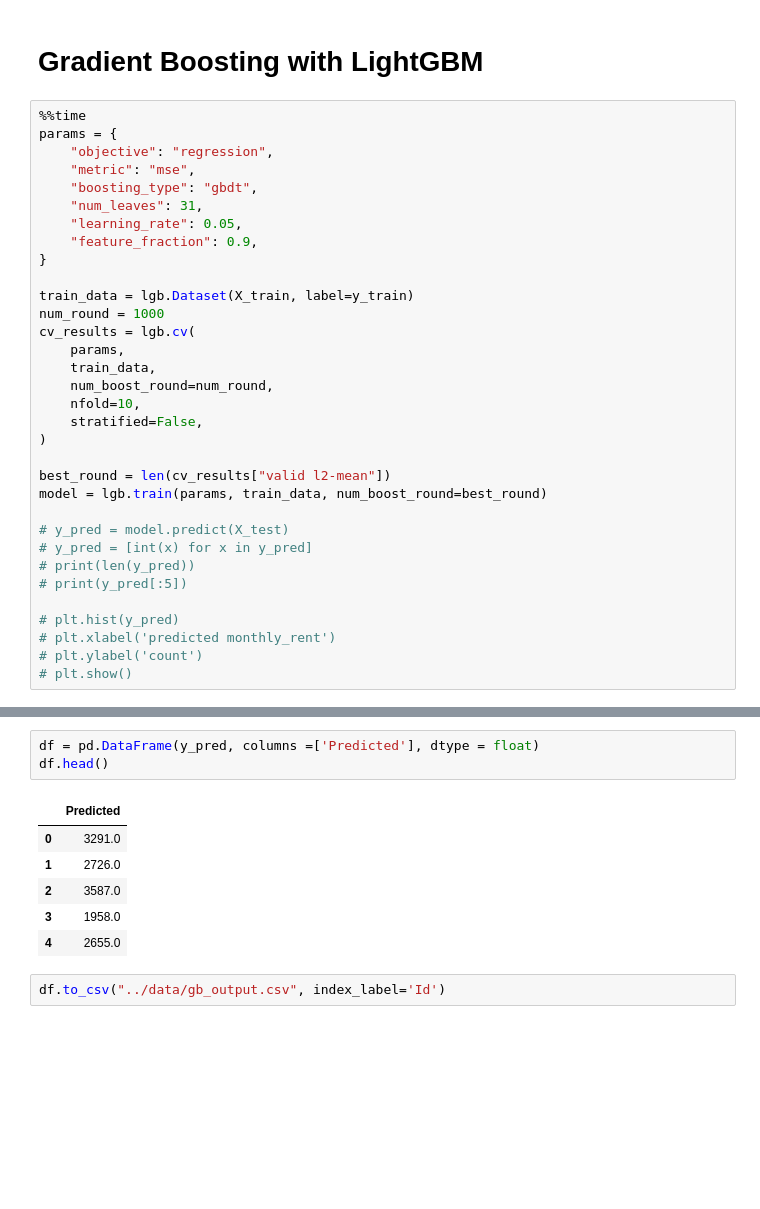
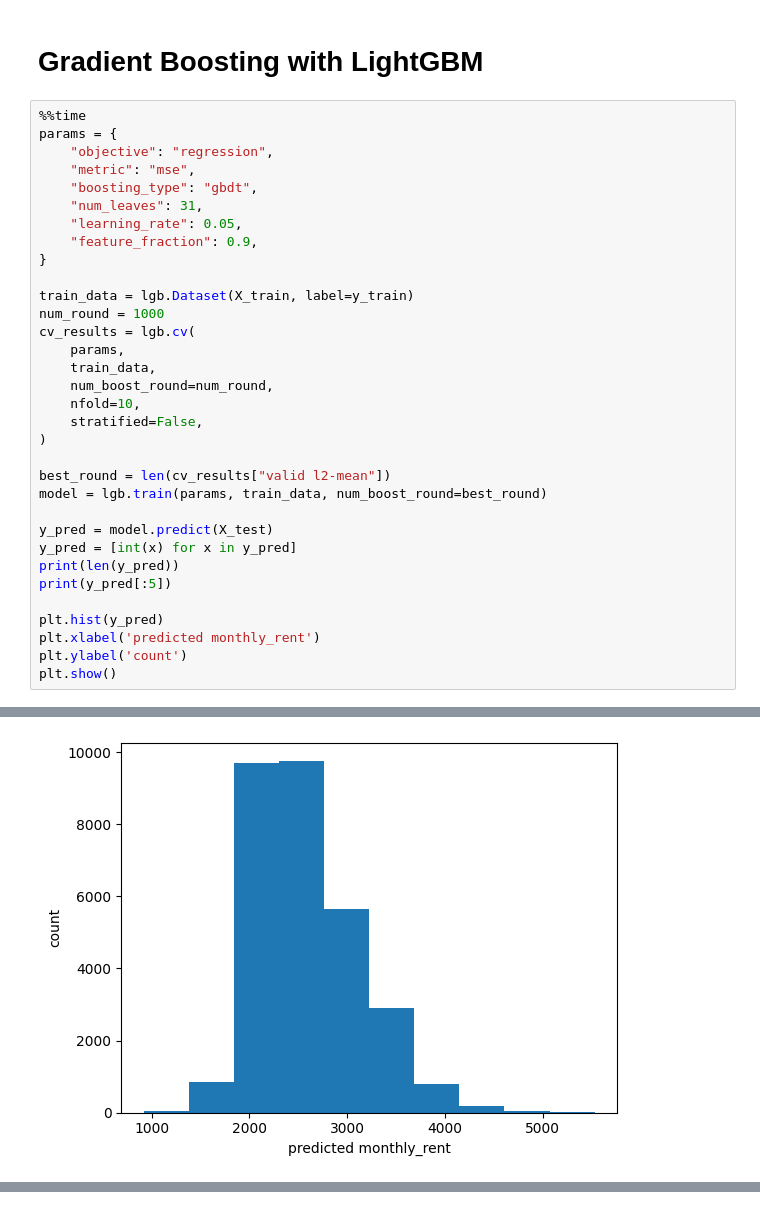
Before and after one commit to StephanieMussi/5228-group21-project, a Jupyter notebook: experiments/msy_gb.ipynb, the cells around one changed output, grey strips where cells are left out. Drawn from its saved outputs; the diff is of its cells as text; blank space fills up the shorter version.

```diff
--- a/experiments/msy_gb.ipynb
+++ b/experiments/msy_gb.ipynb
@@ -265,13 +193,13 @@ cv_results = lgb.cv(
 best_round = len(cv_results["valid l2-mean"])
 model = lgb.train(params, train_data, num_boost_round=best_round)
 
-# y_pred = model.predict(X_test)
-# y_pred = [int(x) for x in y_pred]
-# print(len(y_pred))
-# print(y_pred[:5])
+y_pred = model.predict(X_test)
+y_pred = [int(x) for x in y_pred]
+print(len(y_pred))
+print(y_pred[:5])
 
-# plt.hist(y_pred)
-# plt.xlabel('predicted monthly_rent')
-# plt.ylabel('count')
-# plt.show()
+plt.hist(y_pred)
+plt.xlabel('predicted monthly_rent')
+plt.ylabel('count')
+plt.show()
 # %% [output]
@@ -294,0 +223 @@ Wall time: 12.6 s
+[figure, added]
@@ -295,12 +225,0 @@ Wall time: 12.6 s
-# %%
-df = pd.DataFrame(y_pred, columns =['Predicted'], dtype = float)
-df.head()
-# %% [output]
-|  | Predicted |
-| 0 | 3291.0 |
-| 1 | 2726.0 |
-| 2 | 3587.0 |
-| 3 | 1958.0 |
-| 4 | 2655.0 |
-# %%
-df.to_csv("../data/gb_output.csv", index_label='Id')
```
Also changed, not shown: parts of 9 cells of this notebook, 4 other files.
